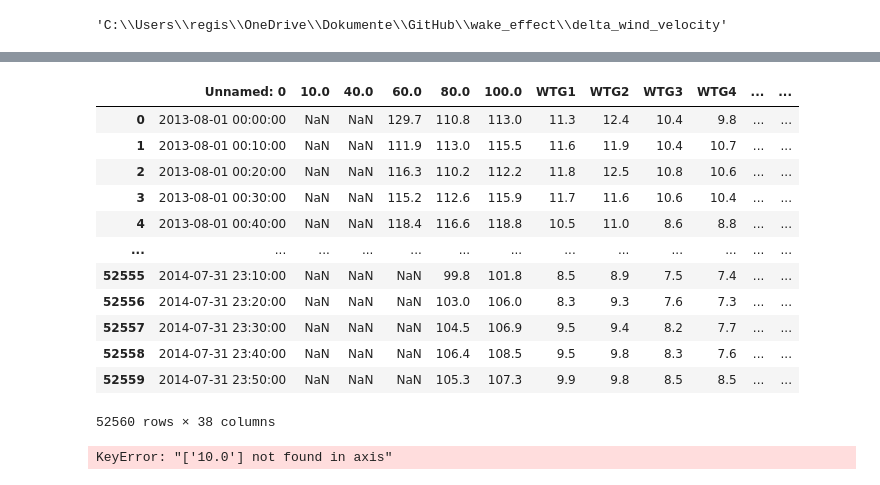
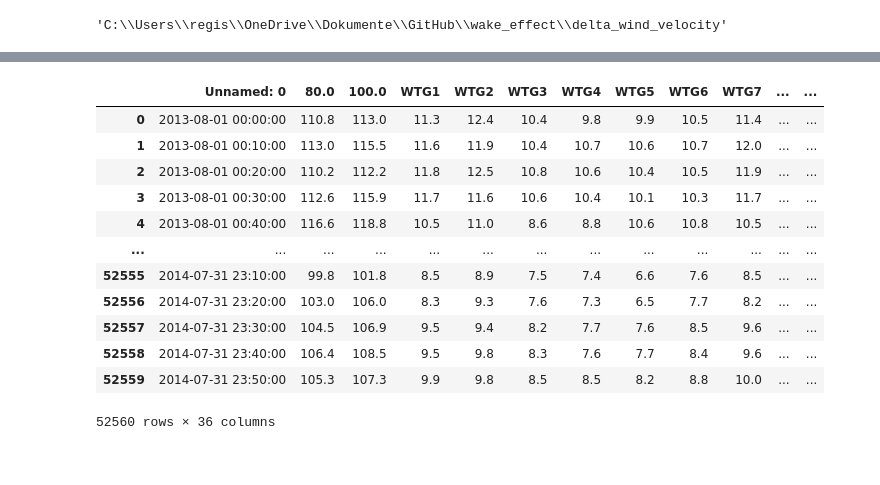
Before and after one commit to GStechschulte/wake_effect, a Jupyter notebook: delta_wind_velocity/delta_wind_velocity.ipynb, the cells around one changed output, grey strips where cells are left out. Saved outputs shown, nothing was run; the diff lists cells and outputs as text; code cells hidden in the pictures.

```diff
--- a/delta_wind_velocity/delta_wind_velocity.ipynb
+++ b/delta_wind_velocity/delta_wind_velocity.ipynb
@@ -16,25 +42,22 @@ df = wind_dir.merge(wind_v, left_on='Unnamed: 0', right_on='Unnamed: 0')
-# %%
-df
-# %% [output]
-|  | Unnamed: 0 | 10.0 | 40.0 | 60.0 | 80.0 | 100.0 | WTG1 | WTG2 | WTG3 | WTG4 | ... | ... |
-| 0 | 2013-08-01 00:00:00 | NaN | NaN | 129.7 | 110.8 | 113.0 | 11.3 | 12.4 | 10.4 | 9.8 | ... | ... |
-| 1 | 2013-08-01 00:10:00 | NaN | NaN | 111.9 | 113.0 | 115.5 | 11.6 | 11.9 | 10.4 | 10.7 | ... | ... |
-| 2 | 2013-08-01 00:20:00 | NaN | NaN | 116.3 | 110.2 | 112.2 | 11.8 | 12.5 | 10.8 | 10.6 | ... | ... |
-| 3 | 2013-08-01 00:30:00 | NaN | NaN | 115.2 | 112.6 | 115.9 | 11.7 | 11.6 | 10.6 | 10.4 | ... | ... |
-| 4 | 2013-08-01 00:40:00 | NaN | NaN | 118.4 | 116.6 | 118.8 | 10.5 | 11.0 | 8.6 | 8.8 | ... | ... |
-| ... | ... | ... | ... | ... | ... | ... | ... | ... | ... | ... | ... | ... |
-| 52555 | 2014-07-31 23:10:00 | NaN | NaN | NaN | 99.8 | 101.8 | 8.5 | 8.9 | 7.5 | 7.4 | ... | ... |
-| 52556 | 2014-07-31 23:20:00 | NaN | NaN | NaN | 103.0 | 106.0 | 8.3 | 9.3 | 7.6 | 7.3 | ... | ... |
-| 52557 | 2014-07-31 23:30:00 | NaN | NaN | NaN | 104.5 | 106.9 | 9.5 | 9.4 | 8.2 | 7.7 | ... | ... |
-| 52558 | 2014-07-31 23:40:00 | NaN | NaN | NaN | 106.4 | 108.5 | 9.5 | 9.8 | 8.3 | 7.6 | ... | ... |
-| 52559 | 2014-07-31 23:50:00 | NaN | NaN | NaN | 105.3 | 107.3 | 9.9 | 9.8 | 8.5 | 8.5 | ... | ... |
-52560 rows × 38 columns
-# %%
-df['60.0'] = df['60.0'].round(decimals=0)
-df['80.0'] = df['80.0'].round(decimals=0)
-df['100.0'] = df['100.0'].round(decimals=0)
-df = df.drop(columns = ['10.0'])
-df = df.drop(columns = ['40.0'])
-# %% [output]
-KeyError: "['10.0'] not found in axis"
+# %%
+# Drop columns with inconsistent wind_dir records. Get mean wind direction per angle (wind_dir),
+# between average of 80.0 and 100.0. Group wind_dir by steps of 10.
+df = df.drop(columns = ['10.0'])
+df = df.drop(columns = ['40.0'])
+df = df.drop(columns = ['60.0'])
+df['wind_dir'] = ((df['80.0'] + df['100.0'])/2).round(-1)
+# %% [output]
+|  | Unnamed: 0 | 80.0 | 100.0 | WTG1 | WTG2 | WTG3 | WTG4 | WTG5 | WTG6 | WTG7 | ... | ... |
+| 0 | 2013-08-01 00:00:00 | 110.8 | 113.0 | 11.3 | 12.4 | 10.4 | 9.8 | 9.9 | 10.5 | 11.4 | ... | ... |
+| 1 | 2013-08-01 00:10:00 | 113.0 | 115.5 | 11.6 | 11.9 | 10.4 | 10.7 | 10.6 | 10.7 | 12.0 | ... | ... |
+| 2 | 2013-08-01 00:20:00 | 110.2 | 112.2 | 11.8 | 12.5 | 10.8 | 10.6 | 10.4 | 10.5 | 11.9 | ... | ... |
+| 3 | 2013-08-01 00:30:00 | 112.6 | 115.9 | 11.7 | 11.6 | 10.6 | 10.4 | 10.1 | 10.3 | 11.7 | ... | ... |
+| 4 | 2013-08-01 00:40:00 | 116.6 | 118.8 | 10.5 | 11.0 | 8.6 | 8.8 | 10.6 | 10.8 | 10.5 | ... | ... |
+| ... | ... | ... | ... | ... | ... | ... | ... | ... | ... | ... | ... | ... |
+| 52555 | 2014-07-31 23:10:00 | 99.8 | 101.8 | 8.5 | 8.9 | 7.5 | 7.4 | 6.6 | 7.6 | 8.5 | ... | ... |
+| 52556 | 2014-07-31 23:20:00 | 103.0 | 106.0 | 8.3 | 9.3 | 7.6 | 7.3 | 6.5 | 7.7 | 8.2 | ... | ... |
+| 52557 | 2014-07-31 23:30:00 | 104.5 | 106.9 | 9.5 | 9.4 | 8.2 | 7.7 | 7.6 | 8.5 | 9.6 | ... | ... |
+| 52558 | 2014-07-31 23:40:00 | 106.4 | 108.5 | 9.5 | 9.8 | 8.3 | 7.6 | 7.7 | 8.4 | 9.6 | ... | ... |
+| 52559 | 2014-07-31 23:50:00 | 105.3 | 107.3 | 9.9 | 9.8 | 8.5 | 8.5 | 8.2 | 8.8 | 10.0 | ... | ... |
+52560 rows × 36 columns
 # %%
```
Also changed, not shown: parts of 13 cells of this notebook, 1 other file.
